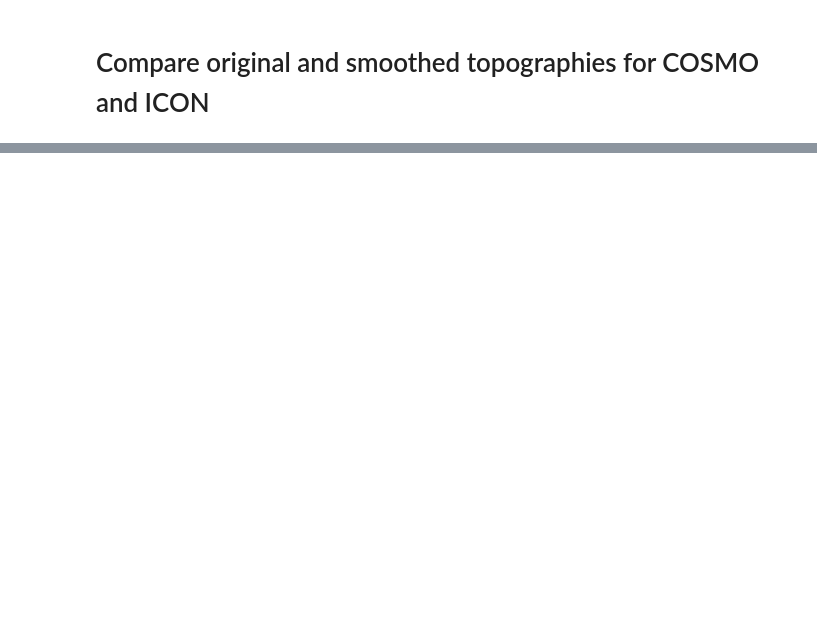
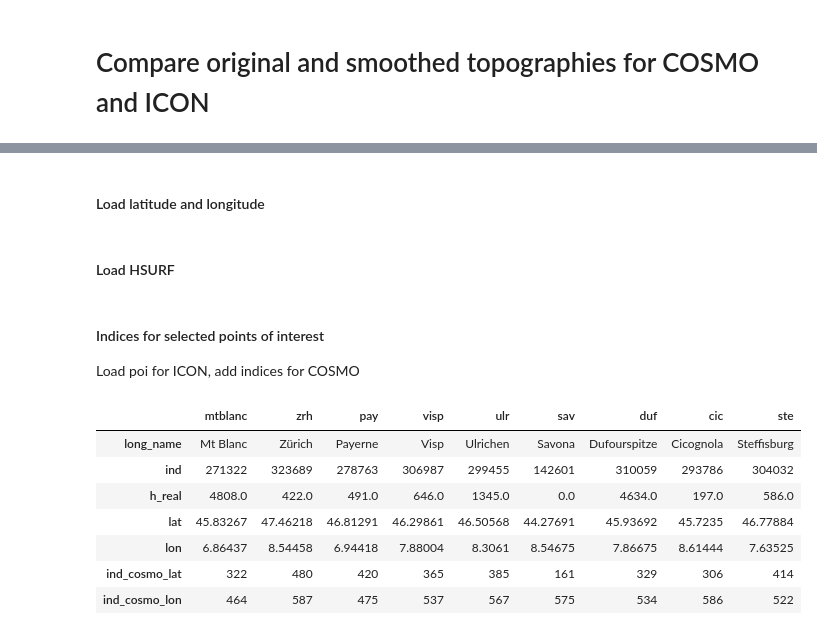
Before and after one commit to MeteoSwiss-APN/vert_coord, a Jupyter notebook: compare_orig_with_smoothed_topo.ipynb, the cells around one changed output, grey strips where cells are left out. Saved outputs shown, nothing was run; the diff lists cells and outputs as text; code cells hidden in the pictures; blank space fills up the shorter version.

```diff
--- a/compare_orig_with_smoothed_topo.ipynb
+++ b/compare_orig_with_smoothed_topo.ipynb
@@ -25,0 +26,7 @@ OSError: [Errno -101] NetCDF: HDF error: b'/store/mch/msopr/swester/vert_coord_f
+# %%
+ds_cosmo_orig = xr.open_dataset(f_cosmo_orig)
+ds_cosmo_filtered = xr.open_dataset(f_cosmo_filtered)
+ds_icon_orig = xr.open_dataset(f_icon_orig)
+ds_icon_niter1_fac64 = xr.open_dataset(f_icon_niter1_fac64)
+# %% [markdown]
+#### Load latitude and longitude
@@ -25,0 +38,2 @@ OSError: [Errno -101] NetCDF: HDF error: b'/store/mch/msopr/swester/vert_coord_f
+# %% [markdown]
+#### Load HSURF
@@ -25,0 +45,23 @@ OSError: [Errno -101] NetCDF: HDF error: b'/store/mch/msopr/swester/vert_coord_f
+# %% [markdown]
+#### Indices for selected points of interest
+Load poi for ICON, add indices for COSMO
+# %%
+poi_icon = get_poi(lats_icon, lons_icon)
+ind_cosmo = pd.DataFrame(columns=poi_icon.columns,index=['ind_cosmo_lat', 'ind_cosmo_lon'])
+for (column, content) in ind_cosmo.items():
+    ind_lat, ind_lon = ind_from_latlon_regular(lats_cosmo, lons_cosmo,
+                                               poi_icon[column].lat, poi_icon[column].lon,
+                                               verbose=False)
+    content['ind_cosmo_lat'] = ind_lat
+    content['ind_cosmo_lon'] = ind_lon
+poi = pd.concat([poi, ind_cosmo])
+poi
+# %% [output]
+|  | mtblanc | zrh | pay | visp | ulr | sav | duf | cic | ste |
+| long_name | Mt Blanc | Zürich | Payerne | Visp | Ulrichen | Savona | Dufourspitze | Cicognola | Steffisburg |
+| ind | 271322 | 323689 | 278763 | 306987 | 299455 | 142601 | 310059 | 293786 | 304032 |
+| h_real | 4808.0 | 422.0 | 491.0 | 646.0 | 1345.0 | 0.0 | 4634.0 | 197.0 | 586.0 |
+| lat | 45.83267 | 47.46218 | 46.81291 | 46.29861 | 46.50568 | 44.27691 | 45.93692 | 45.7235 | 46.77884 |
+| lon | 6.86437 | 8.54458 | 6.94418 | 7.88004 | 8.3061 | 8.54675 | 7.86675 | 8.61444 | 7.63525 |
+| ind_cosmo_lat | 322 | 480 | 420 | 365 | 385 | 161 | 329 | 306 | 414 |
+| ind_cosmo_lon | 464 | 587 | 475 | 537 | 567 | 575 | 534 | 586 | 522 |
```
Also changed, not shown: parts of 9 cells of this notebook, 1 other file.
